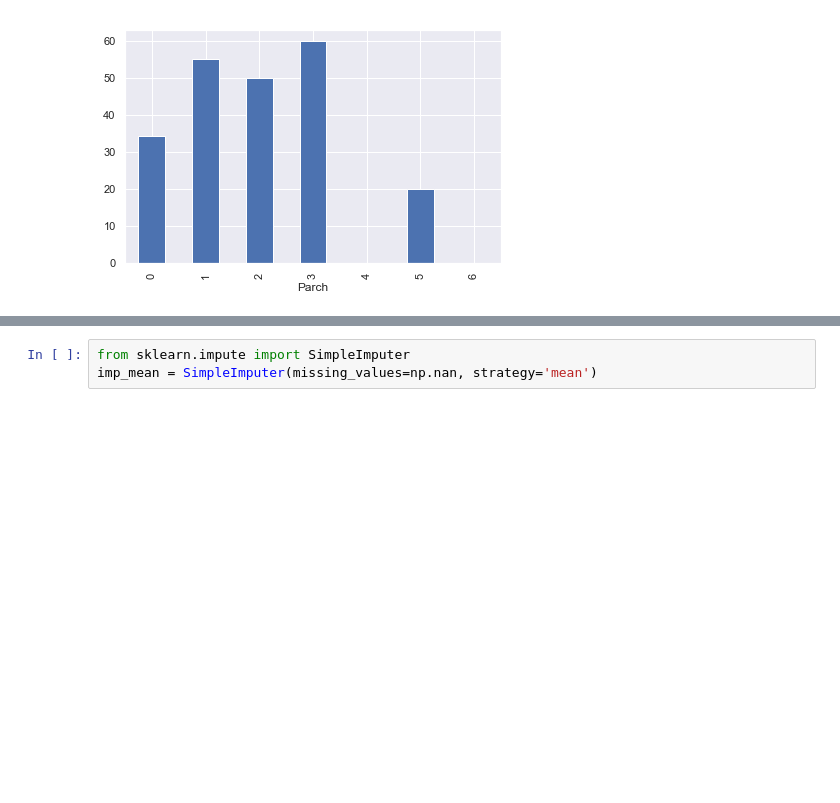
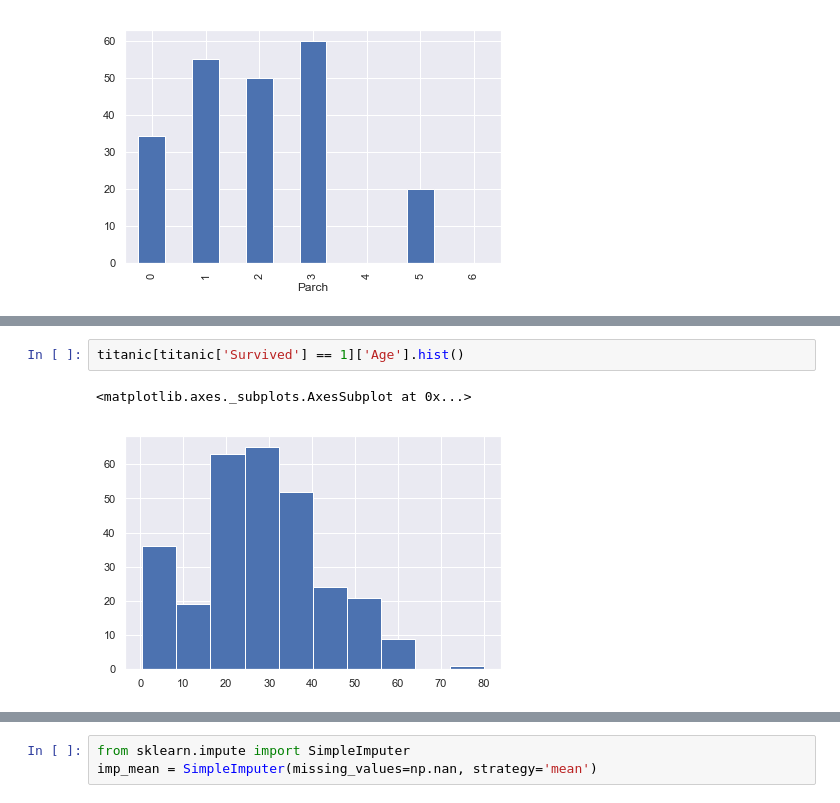
Before and after one commit to abhishekjain88/titanic-kaggle, a Jupyter notebook: Titanic Competition.ipynb, the cells around one changed output, grey strips where cells are left out. Cells and saved outputs as stored; diff of their text form; blank space fills up the shorter version.

```diff
--- a/Titanic Competition.ipynb
+++ b/Titanic Competition.ipynb
@@ -621,0 +650,5 @@ grouped_survival_bar('Parch')
+# %%
+titanic[titanic['Survived'] == 1]['Age'].hist()
+# %% [output]
+<matplotlib.axes._subplots.AxesSubplot at 0x...>
+[figure, added]
```
Also changed, not shown: parts of 8 cells of this notebook.
